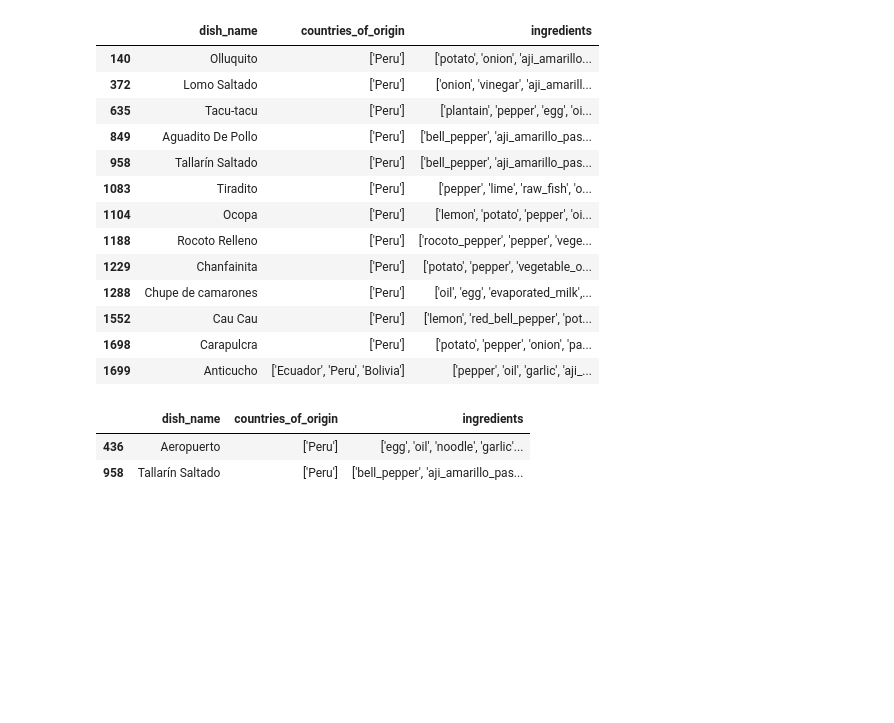
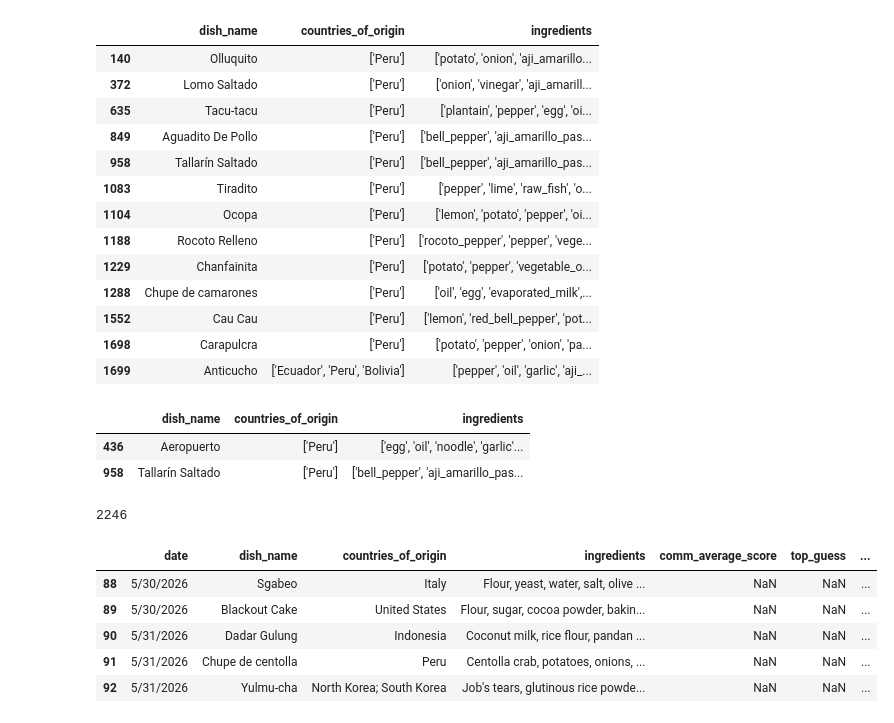
Before and after one commit to rhemmati101/foodguessr-guessr, a Jupyter notebook: guessr.ipynb, the cells around one changed output. Saved outputs shown, nothing was run; the diff lists cells and outputs as text; code cells hidden in the pictures; blank space fills up the shorter version.

```diff
--- a/guessr.ipynb
+++ b/guessr.ipynb
@@ -2368,3 +2370,19 @@ peru_df[lambda df: df["ingredients"].apply(lambda ings: "chinese_noodle" in ings
 |  | dish_name | countries_of_origin | ingredients |
 | 436 | Aeropuerto | ['Peru'] | ['egg', 'oil', 'noodle', 'garlic'... |
 | 958 | Tallarín Saltado | ['Peru'] | ['bell_pepper', 'aji_amarillo_pas... |
+# %%
+import pandas as pd
+unique_dishes_df = pd.read_csv("data/data.csv").drop_duplicates(subset=["dish_name", "countries_of_origin"])
+len(unique_dishes_df)
+# %% [output]
+2246
+# %%
+daily_dishes = pd.read_csv("data/daily_data.csv").iloc[:-3]
+daily_dishes.tail()
+# %% [output]
+|  | date | dish_name | countries_of_origin | ingredients | comm_average_score | top_guess | ... |
+| 88 | 5/30/2026 | Sgabeo | Italy | Flour, yeast, water, salt, olive ... | NaN | NaN | ... |
+| 89 | 5/30/2026 | Blackout Cake | United States | Flour, sugar, cocoa powder, bakin... | NaN | NaN | ... |
+| 90 | 5/31/2026 | Dadar Gulung | Indonesia | Coconut milk, rice flour, pandan ... | NaN | NaN | ... |
+| 91 | 5/31/2026 | Chupe de centolla | Peru | Centolla crab, potatoes, onions, ... | NaN | NaN | ... |
+| 92 | 5/31/2026 | Yulmu-cha | North Korea; South Korea | Job's tears, glutinous rice powde... | NaN | NaN | ... |
```
Also changed, not shown: parts of 5 cells of this notebook, 4 other files.
